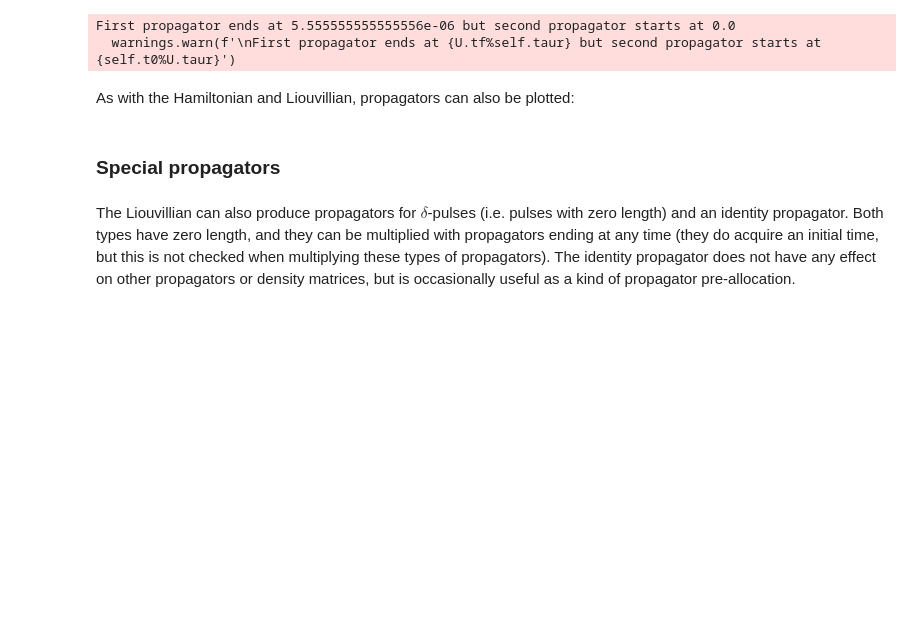
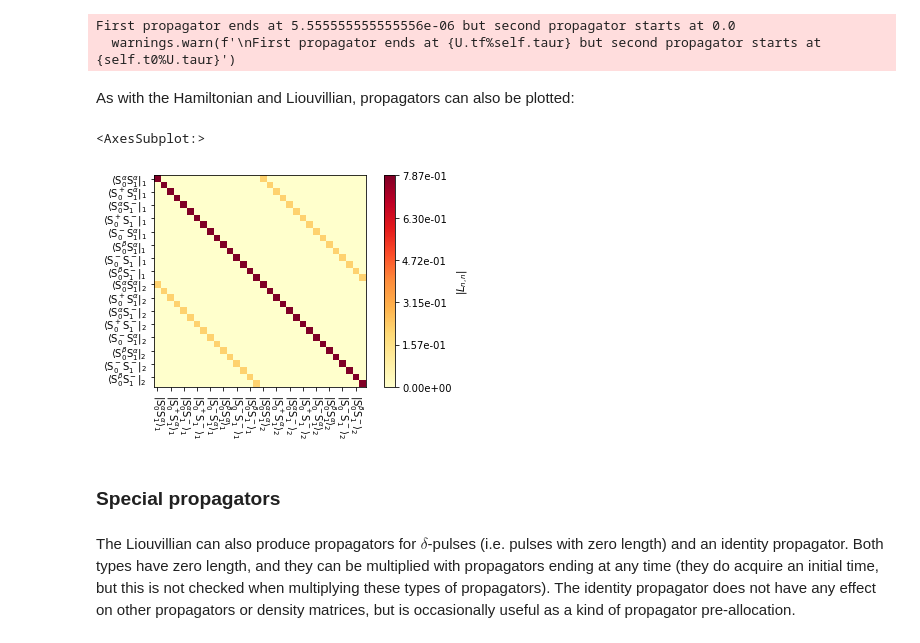
Before and after one commit to alsinmr/SLEEPY_tutorial, a Jupyter notebook: JupyterBook/_build/html/_sources/Chapter1/Ch1_Propagation.ipynb, the cells around one changed output. Saved outputs shown, nothing was run; the diff lists cells and outputs as text; code cells hidden in the pictures; blank space fills up the shorter version.

```diff
--- a/JupyterBook/_build/html/_sources/Chapter1/Ch1_Propagation.ipynb
+++ b/JupyterBook/_build/html/_sources/Chapter1/Ch1_Propagation.ipynb
@@ -103,7 +107,10 @@ First propagator ends at 5.555555555555556e-06 but second propagator starts at 0
 # %% [markdown]
 As with the Hamiltonian and Liouvillian, propagators can also be plotted:
 # %%
-#U0.plot(mode='abs')
+U0.plot(mode='abs')
+# %% [output]
+<AxesSubplot:>
+[figure, added]
 # %% [markdown]
 ### Special propagators
 # %% [markdown]
```
Also changed, not shown: parts of 12 cells of this notebook, 25 other files.
